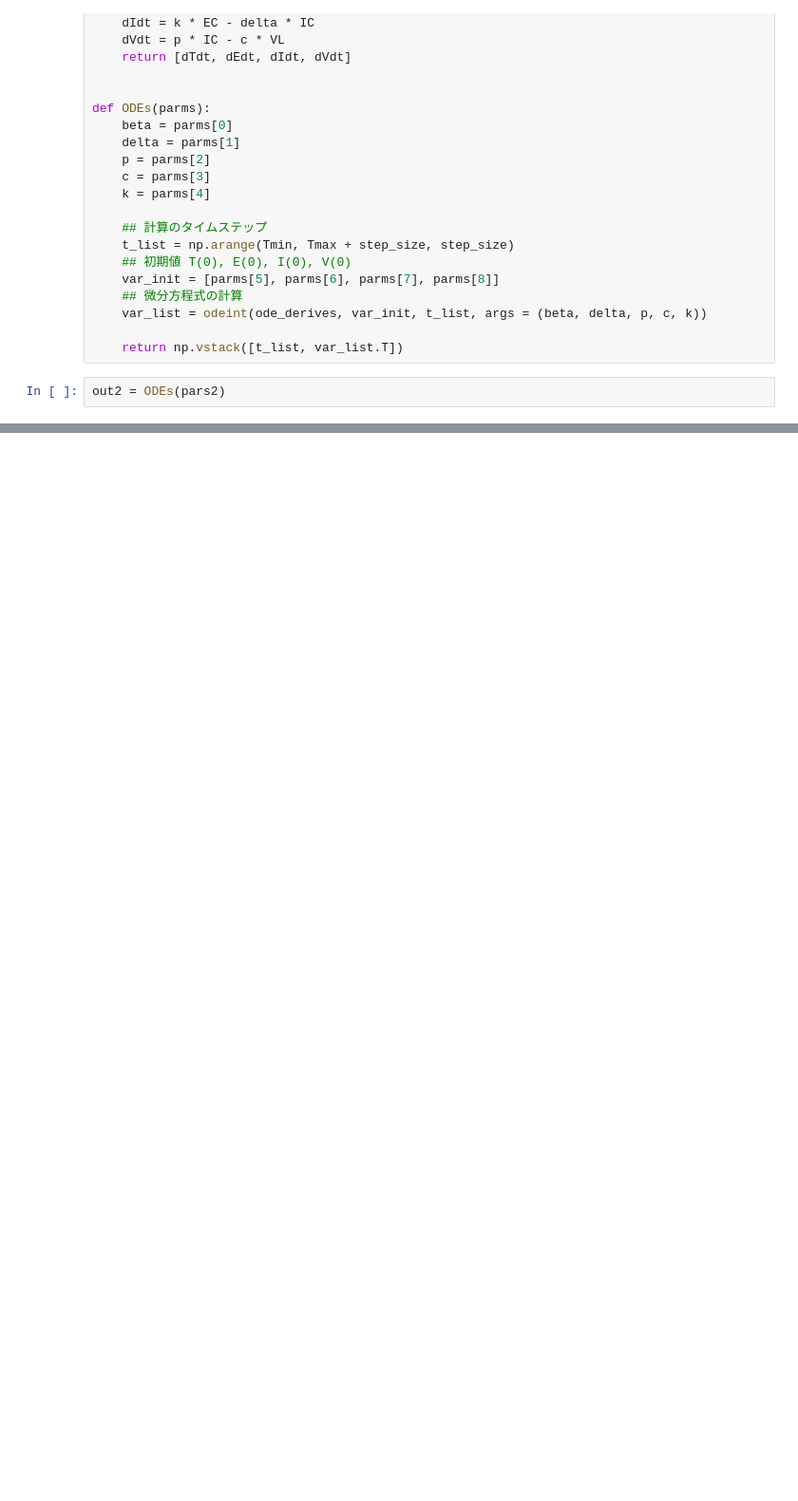
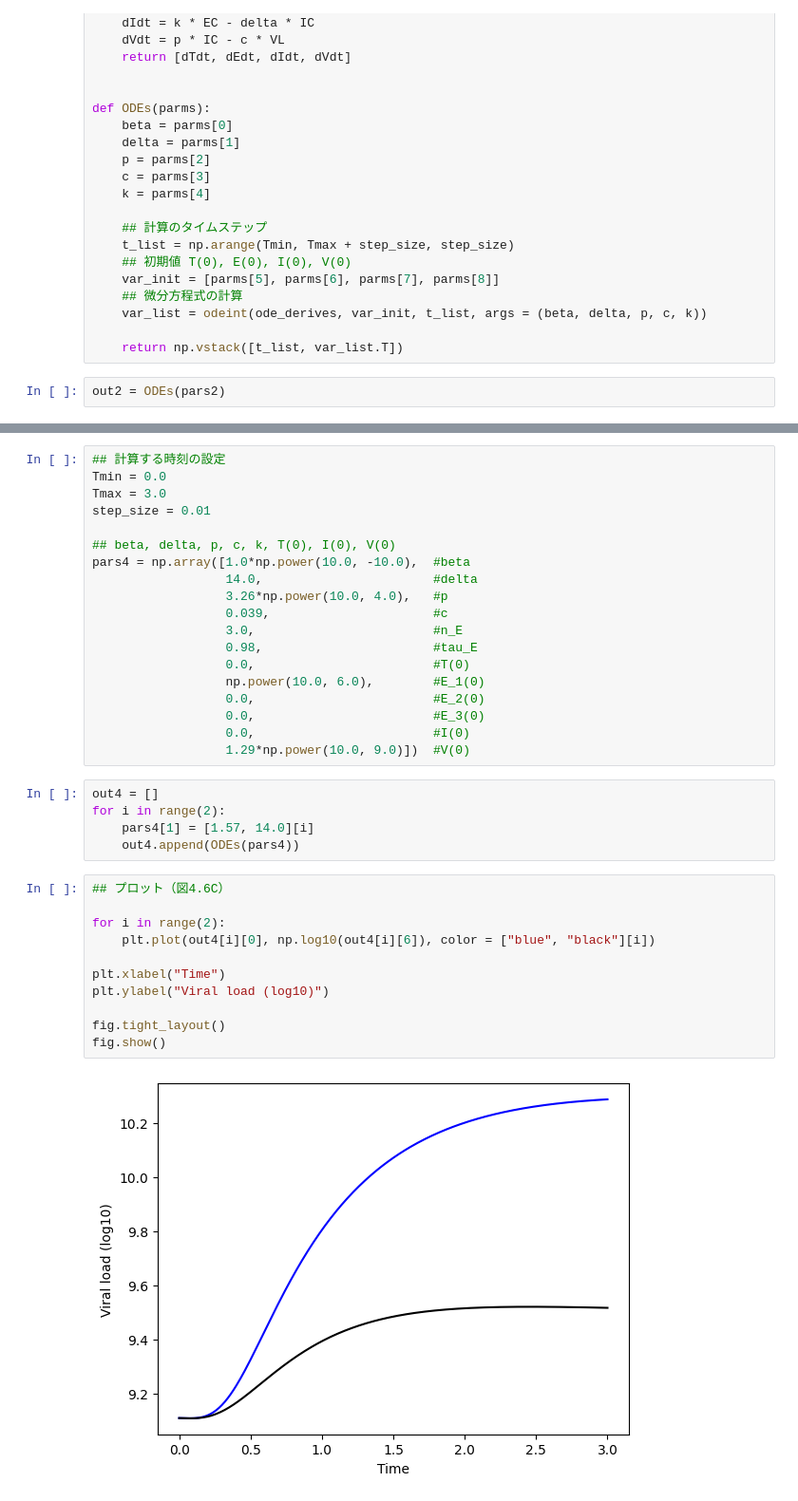
Before and after one commit to NU-iBLab/Book-VirusDynamics, a Jupyter notebook: code/Python_ipynb/04_01.ipynb, the cells around one changed output, grey strips where cells are left out. Shown at 95% size. Saved outputs shown, nothing was run; the diff lists cells and outputs as text; blank space fills up the shorter version.

```diff
--- a/code/Python_ipynb/04_01.ipynb
+++ b/code/Python_ipynb/04_01.ipynb
@@ -235,0 +302,37 @@ $$
+# %%
+## 計算する時刻の設定
+Tmin = 0.0
+Tmax = 3.0
+step_size = 0.01
+
+## beta, delta, p, c, k, T(0), I(0), V(0)
+pars4 = np.array([1.0*np.power(10.0, -10.0),  #beta
+                  14.0,                       #delta
+                  3.26*np.power(10.0, 4.0),   #p
+                  0.039,                      #c
+                  3.0,                        #n_E
+                  0.98,                       #tau_E
+                  0.0,                        #T(0)
+                  np.power(10.0, 6.0),        #E_1(0)
+                  0.0,                        #E_2(0)
+                  0.0,                        #E_3(0)
+                  0.0,                        #I(0)
+                  1.29*np.power(10.0, 9.0)])  #V(0)
+# %%
+out4 = []
+for i in range(2):
+    pars4[1] = [1.57, 14.0][i]
+    out4.append(ODEs(pars4))
+# %%
+## プロット（図4.6C）
+
+for i in range(2):
+    plt.plot(out4[i][0], np.log10(out4[i][6]), color = ["blue", "black"][i])
+
+plt.xlabel("Time")
+plt.ylabel("Viral load (log10)")
+
+fig.tight_layout()
+fig.show()
+# %% [output]
+[figure, added]
```
Also changed, not shown: parts of 10 cells of this notebook, 10 other files.
